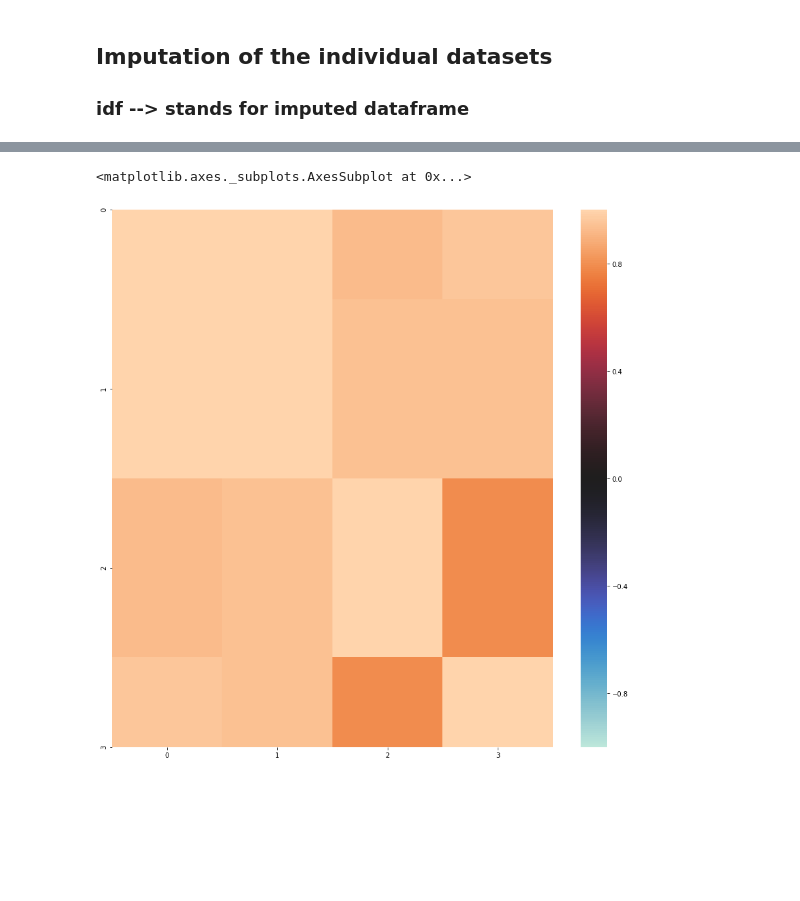
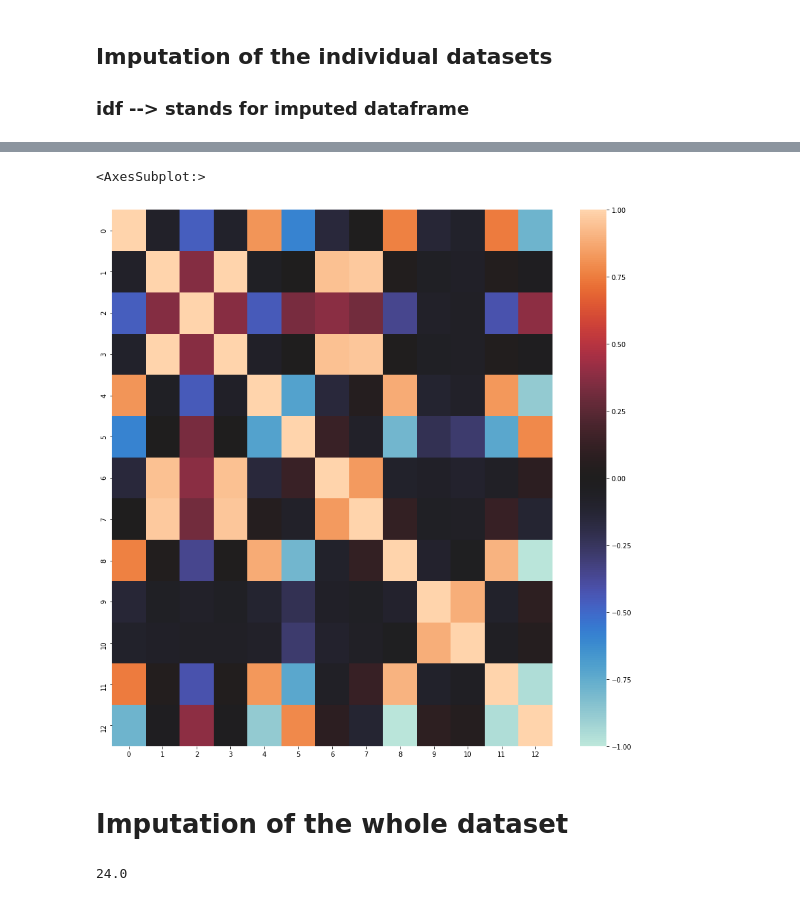
Before and after one commit to MDAIceland/WaterSecurity, a Jupyter notebook: unlabeled_preprocessing/prep_hdro_v2.ipynb, the cells around one changed output, grey strips where cells are left out. Cells and saved outputs as stored; diff of their text form; code cells hidden in the pictures; blank space fills up the shorter version.

```diff
--- a/unlabeled_preprocessing/prep_hdro_v2.ipynb
+++ b/unlabeled_preprocessing/prep_hdro_v2.ipynb
@@ -118,7 +109,6 @@ percentage_columns = []
 money_columns = []
 index_columns = []
 year_columns = []
-millions_columns = []
 rest = []
 
 for column in df_inicator_values.columns.values:
@@ -130,8 +120,6 @@ for column in df_inicator_values.columns.values:
         year_columns.append(column)
     elif 'index' in column.lower():
         index_columns.append(column)
-    elif 'millions' in column.lower():
-        millions_columns.append(column)
     else:
         rest.append(column)
 
@@ -139,8 +127,9 @@ print(percentage_columns,'\n',len(percentage_columns))
 print(money_columns,'\n',len(money_columns))
 print(index_columns,'\n',len(index_columns))
 print(year_columns,'\n',len(year_columns))
-print(millions_columns,'\n',len(millions_columns))
 print(rest,'\n',len(rest))
+
+print(len(percentage_columns)+len(money_columns)+len(index_columns)+len(year_columns)+len(rest))
 # %% [output]
 ['Population with at least some secondary education (% ages 25 and older)', 'Population with at least some secondary education, female (% ages 25 and older)', 'Population with at least some secondary  ...
  29
@@ -161,8 +149,7 @@ split_df1 = df_inicator_values[percentage_columns]
 split_df2 = df_inicator_values[money_columns]
 split_df3 = df_inicator_values[index_columns]
 split_df4 = df_inicator_values[year_columns]
-split_df5 = df_inicator_values[millions_columns]
-split_df6 = df_inicator_values[rest]
+split_df5 = df_inicator_values[rest]
 # %%
 print('- Dataframe 1 -')
 min1, max1 = print_missing_percentages(split_df1)
@@ -316,7 +289,4 @@ sns.heatmap(corr, vmin=-1, vmax=1, center=0, xticklabels=range(size), yticklabel
 # %%
-if max5 < 10:
-    max5 = 10
-
 idf5 = impute_df(split_df5, max_iter= int(max5), verbose=2)
 size = idf5.shape[1]
 corr = idf5.corr()
@@ -345,2 +313,9 @@ sns.heatmap(corr, vmin=-1, vmax=1, center=0, xticklabels=range(size), yticklabel
-<matplotlib.axes._subplots.AxesSubplot at 0x...>
+<AxesSubplot:>
-[figure, old version]
+[figure, new version]
+# %% [markdown]
+# Imputation of the whole dataset
+# %%
+iter_number = (max_missing + min_missing) // 2
+print(iter_number)
+# %% [output]
+24.0
```
Also changed, not shown: parts of 39 cells of this notebook, 2 other files.
